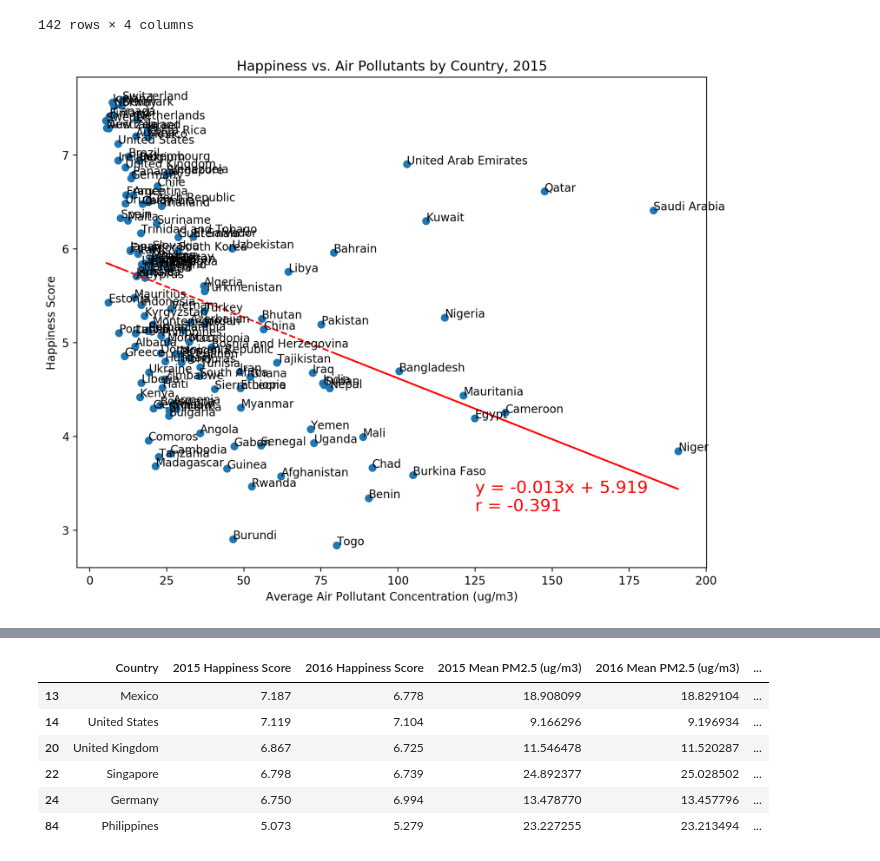
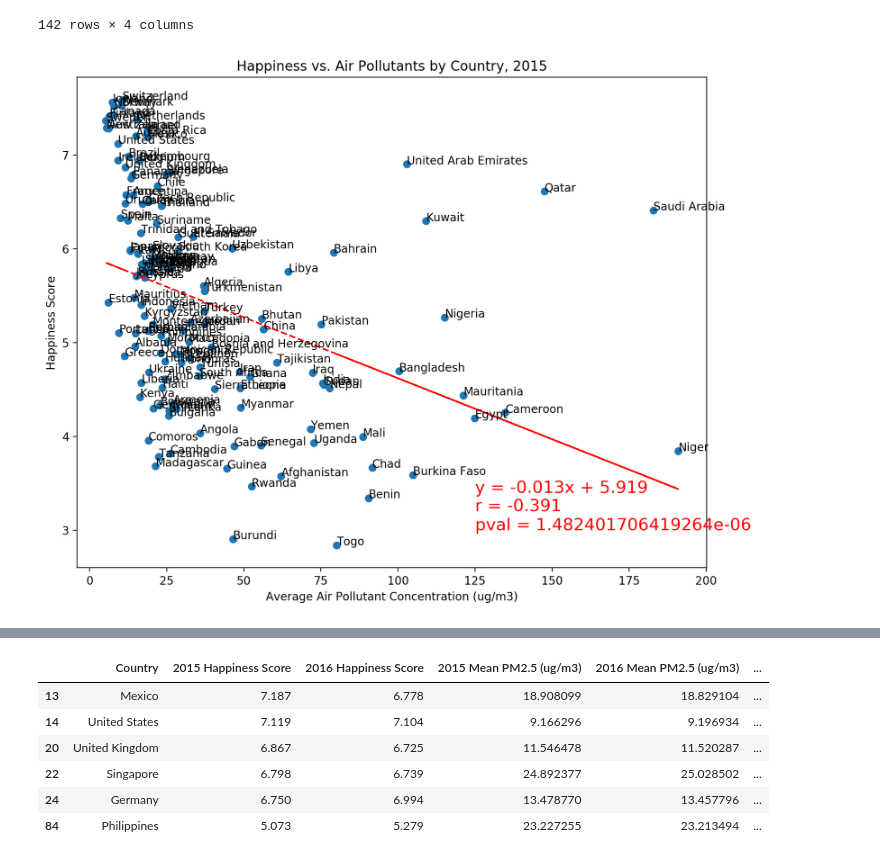
Before and after one commit to jaysueno/Group_Good_Guys, a Jupyter notebook: jason_folder/air_pollutants.ipynb, the cells around one changed output, grey strips where cells are left out. Saved outputs shown, nothing was run; the diff lists cells and outputs as text; code cells hidden in the pictures.

```diff
--- a/jason_folder/air_pollutants.ipynb
+++ b/jason_folder/air_pollutants.ipynb
@@ -110,26 +110,27 @@ air_contam_happiness_scores_df
 # %%
 plt.figure(figsize = (10, 8), dpi = 200)
 plt.scatter(air_contam_happiness_scores_df['2015 Mean PM2.5 (ug/m3)'], air_contam_happiness_scores_df['2015 Happiness Score'])
 x_axis = air_contam_happiness_scores_df['2015 Mean PM2.5 (ug/m3)']
 y_axis = air_contam_happiness_scores_df['2015 Happiness Score']
 slope, y_int, r, pval, stderr = linregress(x_axis, y_axis)
 regress_fit = slope * x_axis + y_int
 plt.plot(x_axis, regress_fit, '--', color = 'red')
 line_eq = 'y = ' + str(round(slope, 3)) + 'x + ' + str(round(y_int, 3))
 plt.annotate(line_eq, (125, 3.4), fontsize=15,color="red")
 plt.annotate(f'r = {r:.3f}', (125, 3.2), fontsize=15,color="red")
+plt.annotate(f'pval = {pval}', (125, 3.0), fontsize=15,color="red")
 plt.xlabel("Average Air Pollutant Concentration (ug/m3)")
 plt.ylabel("Happiness Score")
 plt.title("Happiness vs. Air Pollutants by Country, 2015")
 
 # print(pearsonr(x_axis, y_axis))
 for index, row in air_contam_happiness_scores_df.iterrows():
     plt.annotate(index, (row['2015 Mean PM2.5 (ug/m3)'], row['2015 Happiness Score']))
 
 plt.savefig("2015 Happiness and Air Pollutants.png")
 plt.show()
 # %% [output]
-[figure, old version]
+[figure, new version]
 # %%
 # To create the heatmap of air pollutant concentration versus country, we will need to gather coordinates for every country in the dataframe
 
```
Also changed, not shown: parts of 7 cells of this notebook, 7 other files.
